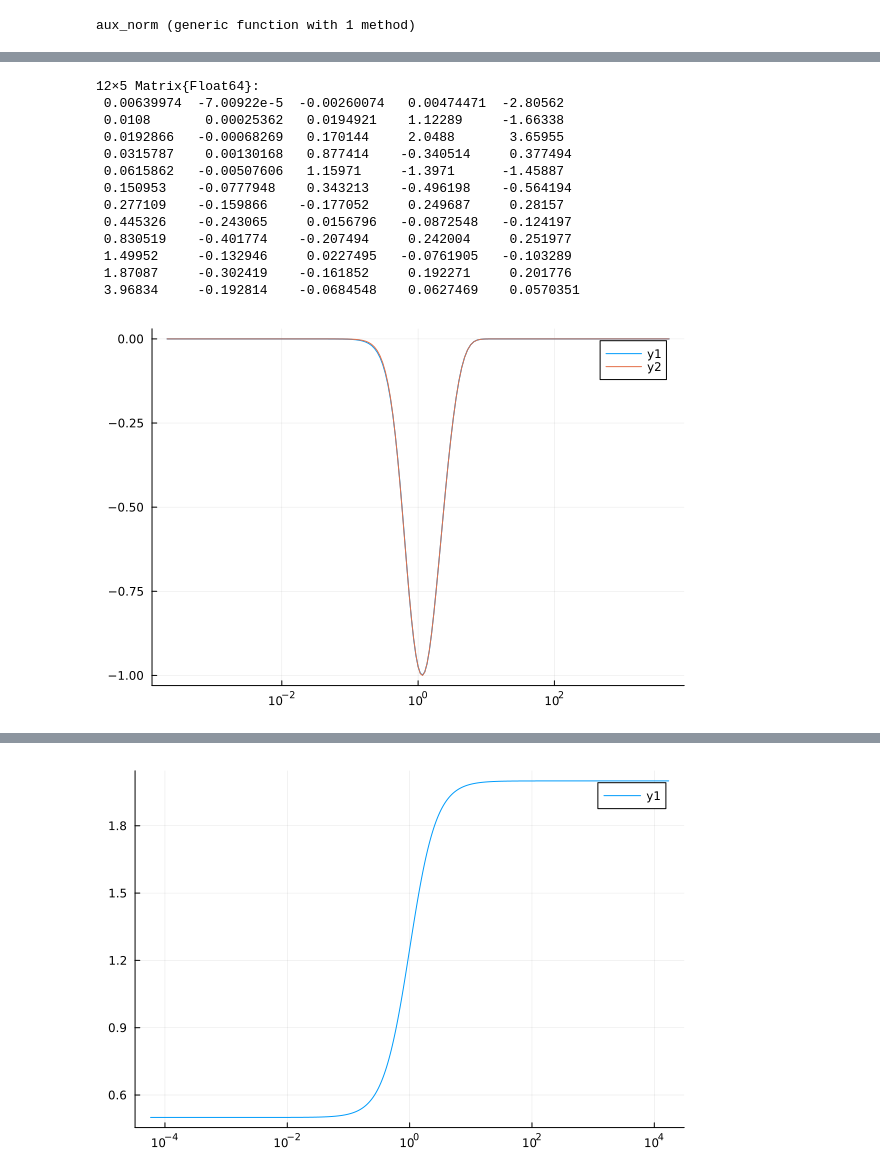
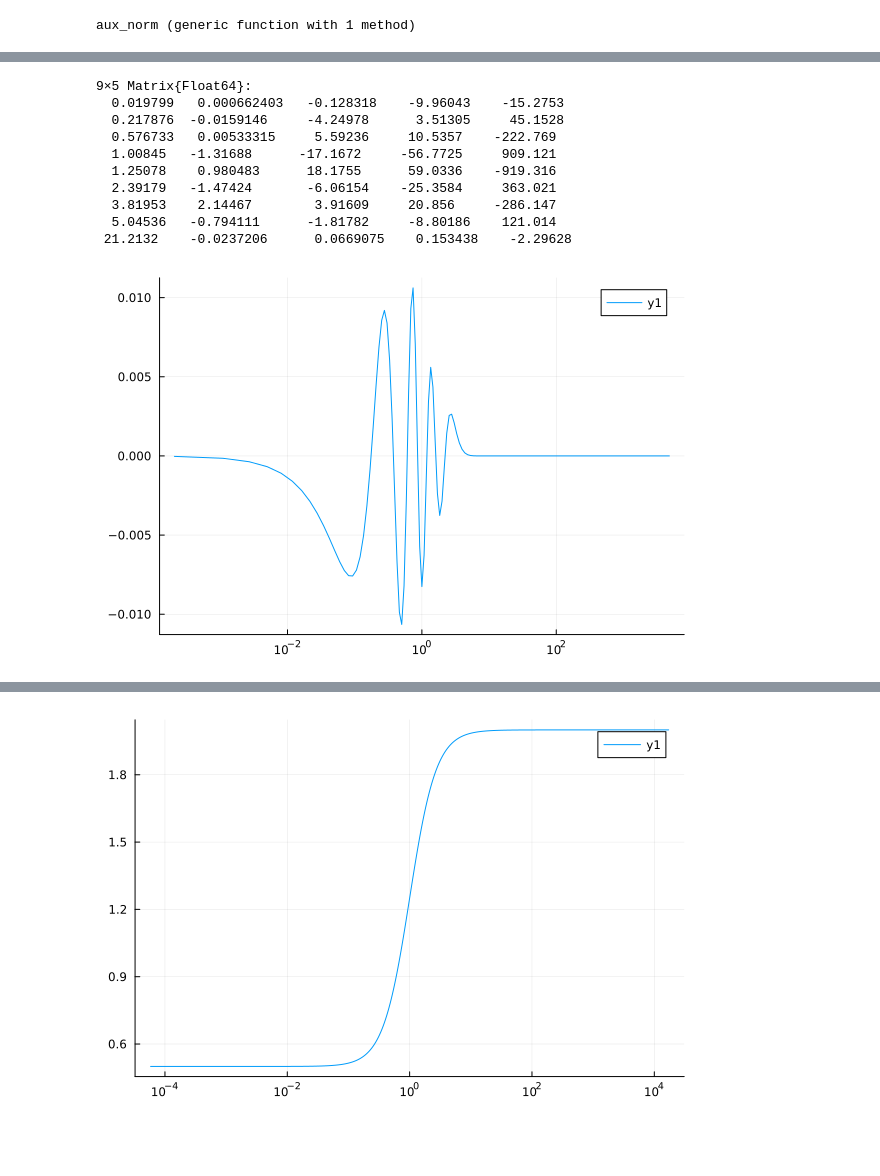
Before and after one commit to jeral2007/hfd_julia, a Jupyter notebook: thorium.ipynb, the cells around one changed output, grey strips where cells are left out. Drawn from its saved outputs; the diff is of its cells as text; code cells hidden in the pictures; blank space fills up the shorter version.

```diff
--- a/thorium.ipynb
+++ b/thorium.ipynb
@@ -490,15 +419,14 @@ make_target (generic function with 2 methods)
 # %%
-#alphas = [0.311, 0.033, 0.12934, 0.5379309057927161, 0.8564488997340388, 1.4989893566872785, 3.069544834407085, 9.518407188492773]
-#alphas = [0.06, 0.98, 0.033, 0.12934, 0.3111244136693915, 0.5379309057927161, 0.8564488997340388, 1.4989893566872785, 3.069544834407085, 9.518407188492773]
-#alphas = [0.07, 0.015652752017111776, 0.033, 0.12934, 0.3111244136693915, 0.5379309057927161, 0.8564488997340388, 0.98, 1.4989893566872785, 3.069544834407085, 9.518407188492773]
-#alphas = [0.015652752017111776, 0.033, 0.09719866352404179, 0.12934, 0.3111244136693915, 0.5379309057927161, 0.8564488997340388, 0.98, 1.4989893566872785]
-alphas = [0.00638,0.0108, 0.019286550821473764, 0.031578715768043504, 0.06158615712919586, 0.1509528547033862, 0.27710912654484343, 0.44532606157175597, 0.8305192234907841, 1.499519734465872, 1.8708691597962992, 3.9683439500342406]
-active=Vector(1:length(alphas))
-active=[1]
-tgt = make_target(cpars_ecp, grid_ecp, alphas, 3,
-    eigs.vectors[1:cpars_ecp.N, s_is[4]]; active=active)
+using Optim
+include("gaus_opt.jl")
+#using .GausOpt
+#alphas = [0.007, 0.21787621815715946, 0.5767325910965153, 1.0084529311499264, 1.2507807620237346, 2.3917911517395245, 3.819534281236145, 5.045360520680296, 21.213203435596423]
+active = Vector(1:length(alphas))
+active = [1]
+tgt = GausOpt.make_target(cpars_ecp, grid_ecp, alphas, 1,
+    eigs.vectors[1:cpars_ecp.N, s_is[3]]; active=active)
 aux2 = optimize(tgt, zeros(length(active)))
-alphas_new = scale(alphas, Optim.minimizer(aux2);active=active)
+alphas_new = GausOpt.scale(alphas, Optim.minimizer(aux2);active=active)
 @show sort(alphas_new)
 @show aux2
 display([alphas alphas_new])
@@ -536,25 +462,22 @@ aux2 =  * Status: success
 # %%
-res = get_coefs(cpars_ecp, grid_ecp, alphas_new, 3, eigs.vectors[1:cpars_ecp.N, s_is])
-pvecs = make_proj_vecs(cpars_ecp, grid_ecp, res, alphas_new, 3)
+res = get_coefs(cpars_ecp, grid_ecp, alphas_new, 0, eigs.vectors[1:cpars_ecp.N, s_is].*grid_ecp.xs)
+pvecs = GausOpt.make_proj_vecs(cpars_ecp, grid_ecp, res, alphas_new, 0)
 [alphas_new res.coefs]
 # %% [output]
-12×5 Matrix{Float64}:
- 0.00639974  -7.00922e-5  -0.00260074   0.00474471  -2.80562
- 0.0108       0.00025362   0.0194921    1.12289     -1.66338
- 0.0192866   -0.00068269   0.170144     2.0488       3.65955
- 0.0315787    0.00130168   0.877414    -0.340514     0.377494
- 0.0615862   -0.00507606   1.15971     -1.3971      -1.45887
- 0.150953    -0.0777948    0.343213    -0.496198    -0.564194
- 0.277109    -0.159866    -0.177052     0.249687     0.28157
- 0.445326    -0.243065     0.0156796   -0.0872548   -0.124197
- 0.830519    -0.401774    -0.207494     0.242004     0.251977
- 1.49952     -0.132946     0.0227495   -0.0761905   -0.103289
- 1.87087     -0.302419    -0.161852     0.192271     0.201776
- 3.96834     -0.192814    -0.0684548    0.0627469    0.0570351
+9×5 Matrix{Float64}:
+  0.019799   0.000662403   -0.128318    -9.96043    -15.2753
+  0.217876  -0.0159146     -4.24978      3.51305     45.1528
+  0.576733   0.00533315     5.59236     10.5357    -222.769
+  1.00845   -1.31688      -17.1672     -56.7725     909.121
+  1.25078    0.980483      18.1755      59.0336    -919.316
+  2.39179   -1.47424       -6.06154    -25.3584     363.021
+  3.81953    2.14467        3.91609     20.856     -286.147
+  5.04536   -0.794111      -1.81782     -8.80186    121.014
+ 21.2132    -0.0237206      0.0669075    0.153438    -2.29628
 # %%
-plot(grid_ecp.xs, [pvecs[:, 1].*grid_ecp.xs  eigs.vectors[1:cpars_ecp.N, s_is[1]]]; xaxis=:log)
+plot(grid_ecp.xs, [pvecs[:, 1].*grid_ecp.xs .- eigs.vectors[1:cpars_ecp.N, s_is[1]].*grid_ecp.xs]; xaxis=:log)
 # %% [output]
-[figure, old version]
+[figure, new version]
 # %%
 grid_ecp.ws' * (pvecs.*grid_ecp.xs).^2
 # %% [output]
```
Also changed, not shown: parts of 15 cells of this notebook, 4 other files.
